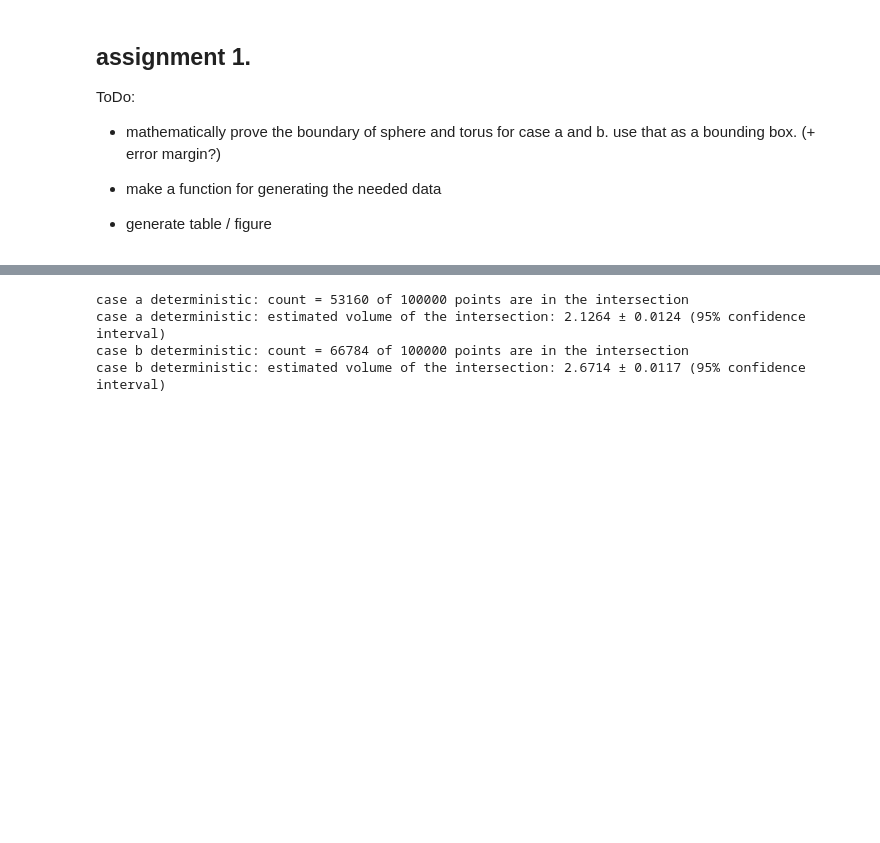
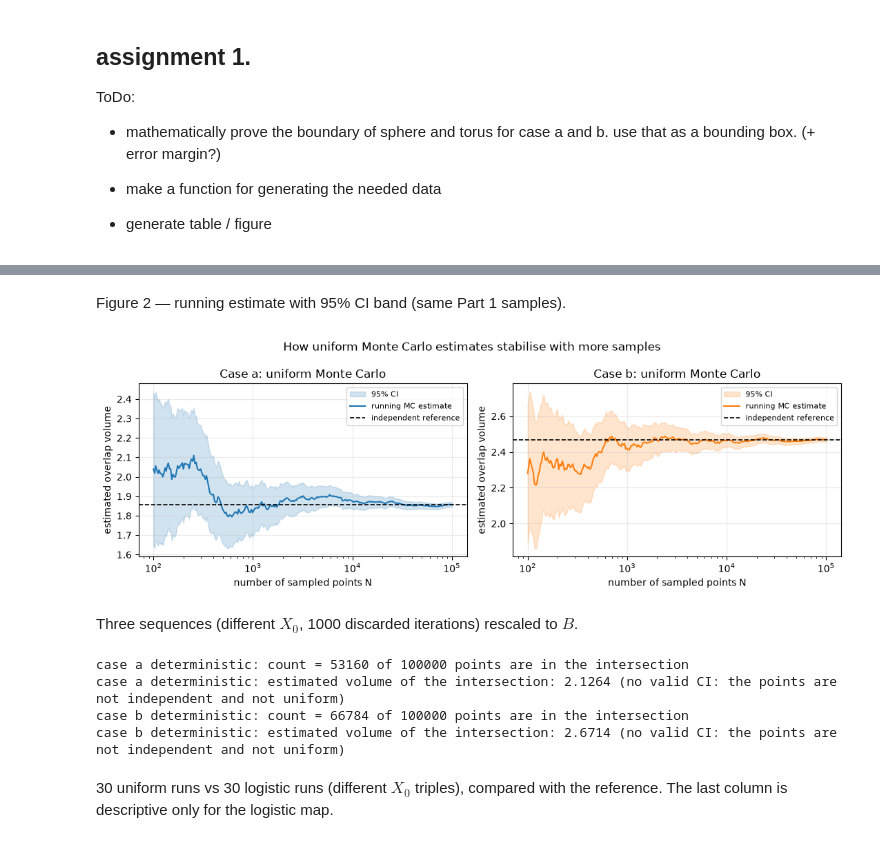
Before and after one commit to MonAmsTeB/StochasticAssignment, a Jupyter notebook: Assignment1.ipynb, the cells around one changed output, grey strips where cells are left out. Cells and saved outputs as stored; diff of their text form; code cells hidden in the pictures; blank space fills up the shorter version.

Commit message:
some more results

```diff
--- a/Assignment1.ipynb
+++ b/Assignment1.ipynb
@@ -198,5 +271,30 @@ fig.show()
+# %% [markdown]
+Figure 2 — running estimate with 95% CI band (same Part 1 samples).
+# %%
+# Uses exactly the samples generated in Part 1, rather than a new unrelated experiment.
+steps = np.unique(np.round(np.geomspace(100, n, 260)).astype(int))
+fig, axes = plt.subplots(1, 2, figsize=(11, 3.8))
+for ax, case, color in zip(axes, cases, ["tab:blue", "tab:orange"]):
+    run = running_uniform[case][steps - 1]
+    half = 1.96 * box_volume(bounds_B) * np.sqrt((run / box_volume(bounds_B)) * (1 - run / box_volume(bounds_B)) / steps)
+    ax.fill_between(steps, run - half, run + half, color=color, alpha=0.2, label="95% CI")
+    ax.plot(steps, run, color=color, lw=1.5, label="running MC estimate")
+    ax.axhline(reference_volumes[case], color="black", ls="--", lw=1.2,
+               label="independent reference")
+    ax.set(xscale="log", xlabel="number of sampled points N", ylabel="estimated overlap volume",
+           title=f"Case {case}: uniform Monte Carlo")
+    ax.grid(alpha=0.25)
+    ax.legend(fontsize=8)
+fig.suptitle("How uniform Monte Carlo estimates stabilise with more samples")
+fig.tight_layout()
+plt.savefig("fig2_convergence.png", dpi=200, bbox_inches="tight")
+plt.show()
+# %% [output]
+[figure, added]
+# %% [markdown]
+Three sequences (different $X_0$, 1000 discarded iterations) rescaled to $B$.
 # %%
-# 2. generate detereministic points in the bounding box
+# 2. generate deterministic points in the bounding box
 #  and check if they are in the intersection of the sphere and torus
 
 def logistic_sequence(x0, n, m=3.8, burn_in=1000):
@@ -230,12 +328,15 @@ results_logistic = {}
 for case, (k, R, r) in cases.items():
     count = count_points_in_shape(logistic_points, intersection_eq, k, R, r)
     volume = estimate_volume(count, n, bounds_B)
-    error = standard_error(count, n, bounds_B)
-    results_logistic[case] = (volume, error)
+    # Do NOT use the independent-uniform binomial standard error here.
+    results_logistic[case] = volume
     print(f"case {case} deterministic: count = {count} of {n} points are in the intersection")
-    print(f"case {case} deterministic: estimated volume of the intersection: {volume:.4f} ± {1.96 * error:.4f} (95% confidence interval)")
+    print(f"case {case} deterministic: estimated volume of the intersection: {volume:.4f} "
+          f"(no valid CI: the points are not independent and not uniform)")
 # %% [output]
 case a deterministic: count = 53160 of 100000 points are in the intersection
-case a deterministic: estimated volume of the intersection: 2.1264 ± 0.0124 (95% confidence interval)
+case a deterministic: estimated volume of the intersection: 2.1264 (no valid CI: the points are not independent and not uniform)
 case b deterministic: count = 66784 of 100000 points are in the intersection
-case b deterministic: estimated volume of the intersection: 2.6714 ± 0.0117 (95% confidence interval)
+case b deterministic: estimated volume of the intersection: 2.6714 (no valid CI: the points are not independent and not uniform)
+# %% [markdown]
+30 uniform runs vs 30 logistic runs (different $X_0$ triples), compared with the reference. The last column is descriptive only for the logistic map.
```
Also changed, not shown: parts of 19 cells of this notebook, 5 other files.
